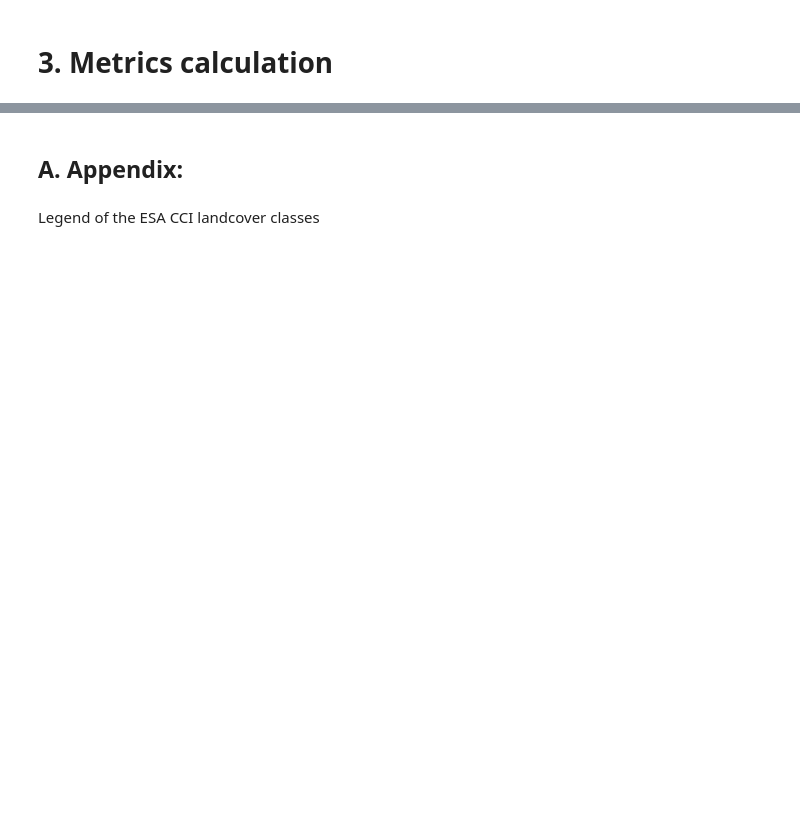
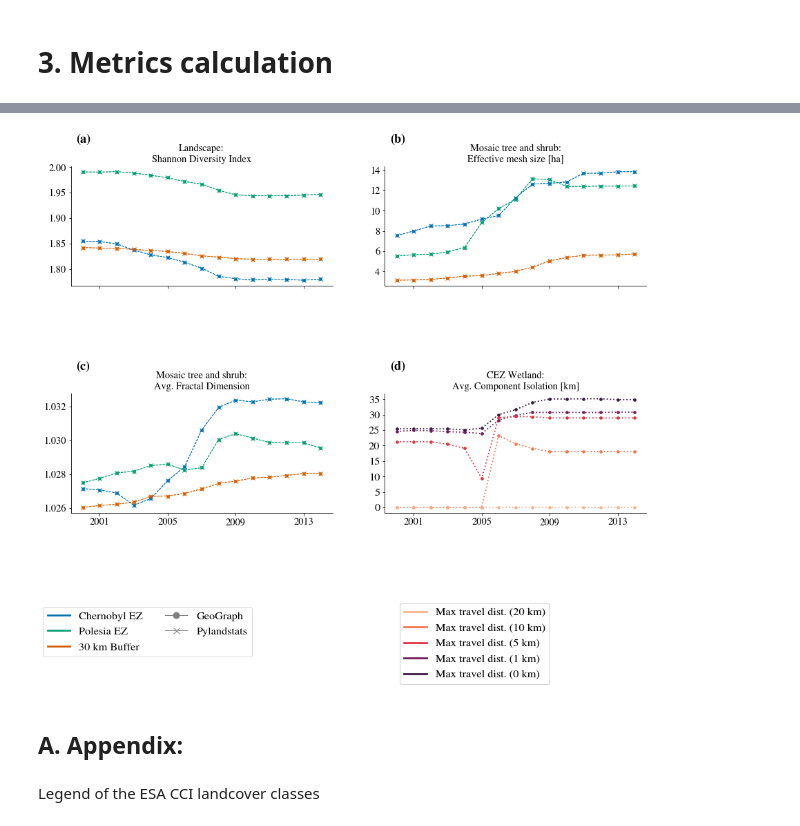
Before and after one commit to ai4er-cdt/geograph, a Jupyter notebook: notebooks/2-demo-landscape-timeseries-metrics.ipynb, the cells around one changed output, grey strips where cells are left out. Drawn from its saved outputs; the diff is of its cells as text; code cells hidden in the pictures; blank space fills up the shorter version.

```diff
--- a/notebooks/2-demo-landscape-timeseries-metrics.ipynb
+++ b/notebooks/2-demo-landscape-timeseries-metrics.ipynb
@@ -200,5 +258,17 @@ pez_patch_metrics_std =  pez_graph_timestack.get_patch_metrics("std")
 # %%
+import xarray as xr
+# Load pre-computed wetland habitats
+wetlands_0km_component_isolation = xr.open_dataset(DATA_DIR / "chernobyl"/ "wetlands" / "cez_wetlands_0km.ncdf").to_array().squeeze()
+wetlands_1km_component_isolation = xr.open_dataset(DATA_DIR / "chernobyl"/ "wetlands" / "cez_wetlands_1km.ncdf").to_array().squeeze()
+wetlands_5km_component_isolation = xr.open_dataset(DATA_DIR / "chernobyl"/ "wetlands" / "cez_wetlands_5km.ncdf").to_array().squeeze()
+wetlands_10km_component_isolation = xr.open_dataset(DATA_DIR / "chernobyl"/ "wetlands" / "cez_wetlands_10km.ncdf").to_array().squeeze()
+wetlands_20km_component_isolation = xr.open_dataset(DATA_DIR / "chernobyl"/ "wetlands" / "cez_wetlands_20km.ncdf").to_array().squeeze()
+
 # Warning - computation of all edges takes a long time (~tens of minutes)
+
+#cez_graph_timestack.add_habitat("wetlands (0 km)", valid_classes=wetlands, max_travel_distance=0)
+#cez_graph_timestack.habitats["wetlands (0 km)"].get_metric("avg_component_isolation")
+#cez_graph_timestack.habitats["wetlands (0 km)"].get_metric("avg_component_isolation").to_netcdf("./cez_wetlands_0km.ncdf")
 
 #cez_graph_timestack.add_habitat("wetlands (1 km)", valid_classes=wetlands, max_travel_distance=1e3)
 #cez_graph_timestack.habitats["wetlands (1 km)"].get_metric("avg_component_isolation")
@@ -217,6 +287,7 @@ pez_patch_metrics_std =  pez_graph_timestack.get_patch_metrics("std")
 #cez_graph_timestack.habitats["wetlands (20 km)"].get_metric("avg_component_isolation").to_netcdf("./cez_wetlands_20km.ncdf")
 # %%
 # Helper function with boilerplate code for plotting graph metrics
+plot_scale_factor = 1.8  # To scale plot sizes for report
 def plot_graph_metrics(ax, metric,
                        class_value=None,
                        plot_scale_factor=plot_scale_factor,
@@ -243,14 +314,14 @@ def plot_graph_metrics(ax, metric,
          markersize=markersize * plot_scale_factor,
          )
 
-    #ax.plot(e30_graph_timestack.times,
-    #     e30_graph_timestack.get_metric(metric, class_value) * conversion_factor,
-    #     linewidth = linewidth * plot_scale_factor,
-    #     linestyle="dashed",
-    #     color="C2",
-    #     marker=marker,
-    #     markersize=markersize * plot_scale_factor,
-    #     )
+    ax.plot(e30_graph_timestack.times,
+        e30_graph_timestack.get_metric(metric, class_value) * conversion_factor,
+        linewidth = linewidth * plot_scale_factor,
+        linestyle="dashed",
+        color="C2",
+        marker=marker,
+        markersize=markersize * plot_scale_factor,
+        )
 # %%
 # Helper function with boilerplate code for plotting pylandstats metrics
 def plot_pls_metric(ax,
@@ -278,10 +349,10 @@ def plot_pls_metric(ax,
          marker=marker,
          markersize=markersize * plot_scale_factor)
 
-    #ax.plot(e30_graph_timestack.times,
-    #     e30_vals,
-    #     linewidth = linewidth * plot_scale_factor,
-    #     linestyle="dashed",
-    #     color="C2",
-    #     marker=marker,
-    #     markersize=markersize * plot_scale_factor,)
+    ax.plot(e30_graph_timestack.times,
+        e30_vals,
+        linewidth = linewidth * plot_scale_factor,
+        linestyle="dashed",
+        color="C2",
+        marker=marker,
+        markersize=markersize * plot_scale_factor,)
@@ -298,6 +364,4 @@ colors
 # %%
-#plt.subplots(2,2)
-plot_scale_factor=1
 fig, ax = plt.subplots(2, 2, sharex="col")
 set_dim(fig, fraction_of_line_width=plot_scale_factor)
 colors = sns.color_palette("rocket_r").as_hex()
@@ -445,33 +509,35 @@ legend_elements2 = [
     Line2D([0], [0],color=colors[4], label='Max travel dist. (1 km)',
            linestyle="solid",
             linewidth=1.5*plot_scale_factor),
     Line2D([0], [0],color=colors[5], label='Max travel dist. (0 km)',
            linestyle="solid",
         linewidth=1.5*plot_scale_factor),
 ]
 
 legend1 = fig.legend(handles=legend_elements2,
                         loc="lower left",
                         fontsize=9*plot_scale_factor,
                         ncol=1,
                         bbox_to_anchor = (0.56,-0.26))
 pyplot.gca().add_artist(legend1)
 
 inset_text = (
               ""
 
              )
 
 # these are matplotlib.patch.Patch properties
 props = dict(boxstyle='round', facecolor='white', alpha=0.8)
 # place a text box in upper left in axes coords
 plt.subplots_adjust(hspace=0.5*plot_scale_factor)
 label_subplots(axs=ax, labels=["a","b","c","d"], fontsize=10*plot_scale_factor, y_pos=1.27)
 
 plt.savefig("CEZ_levels_timestack_analysis.svg", bbox_inches="tight")
 plt.savefig("CEZ_levels_timestack_analysis.pdf", bbox_inches="tight")
 #plt.savefig("CEZ_levels_timestack_analysis.png")
 plt.show()
+# %% [output]
+[figure, added]
 # %% [markdown]
 ## A. Appendix:
 # %% [markdown]
```
Also changed, not shown: parts of 18 cells of this notebook.
